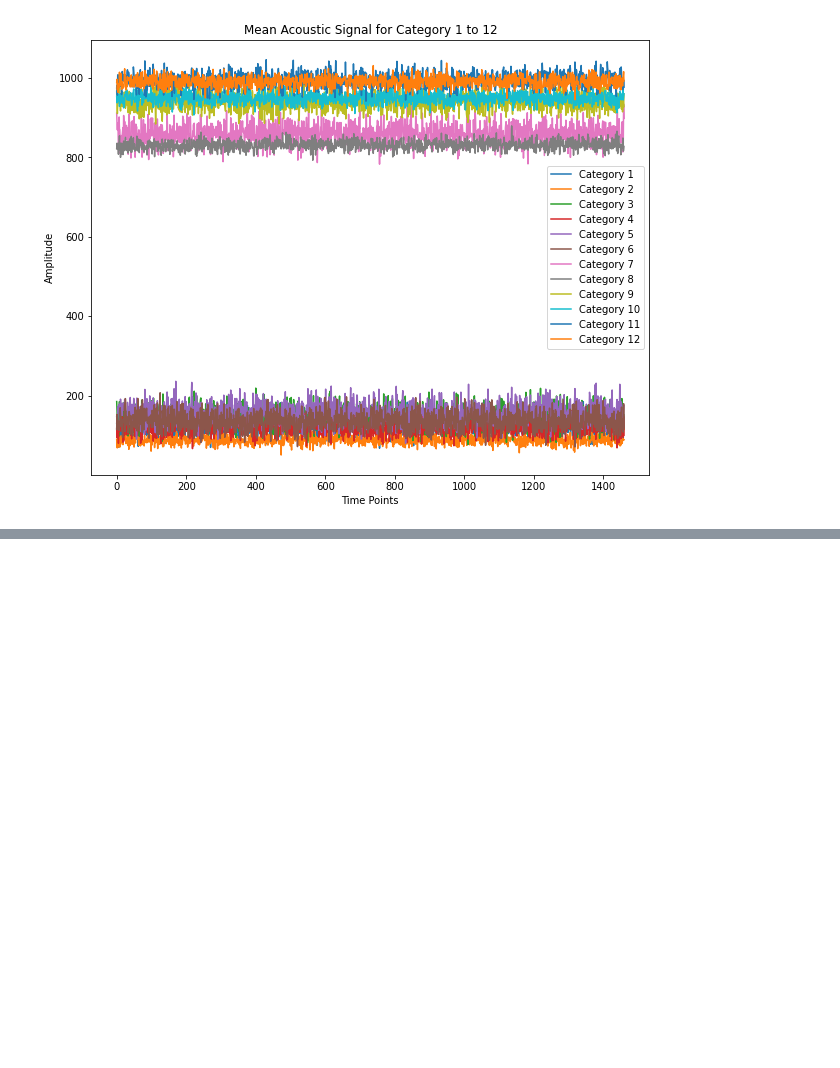
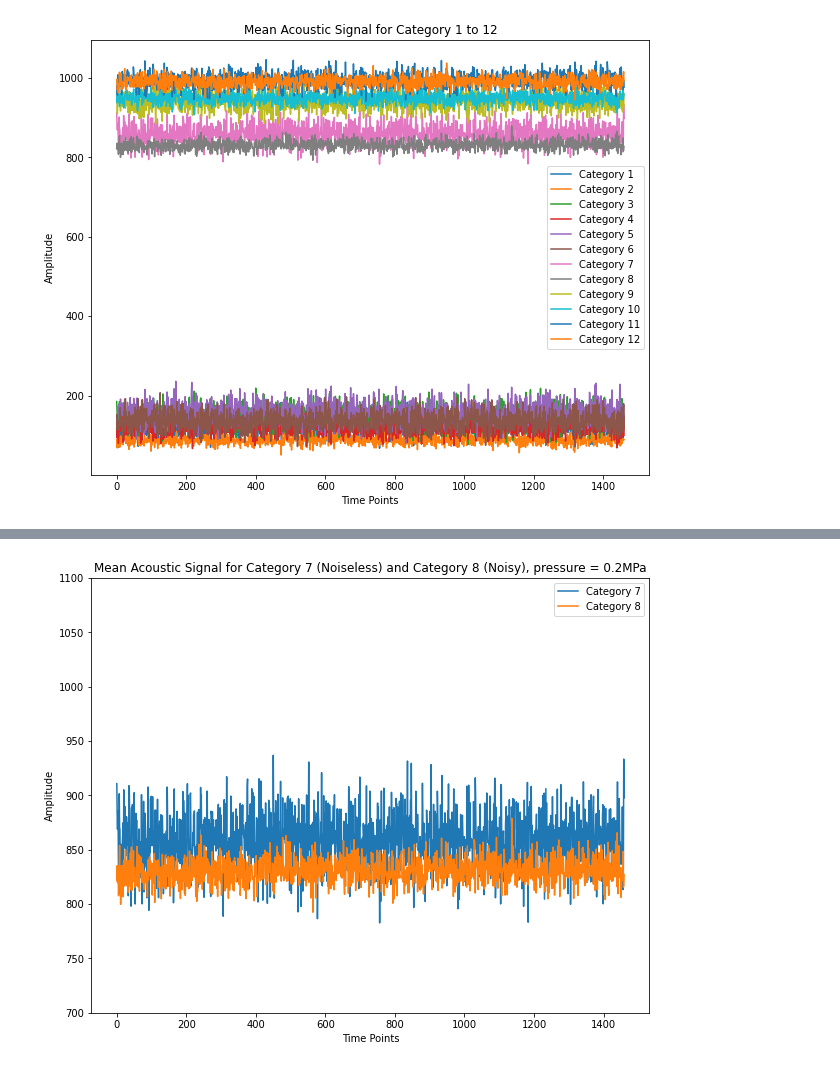
Before and after one commit to ryan-cws/Acoustic-Signal-Leak-Detection, a Jupyter notebook: GPLA-12 Acoustic Signal Leak Detection.ipynb, the cells around one changed output, grey strips where cells are left out. Saved outputs shown, nothing was run; the diff lists cells and outputs as text; code cells hidden in the pictures; blank space fills up the shorter version.

Commit message:
add analysis on noise vs noiseless and pressure

```diff
--- a/GPLA-12 Acoustic Signal Leak Detection.ipynb
+++ b/GPLA-12 Acoustic Signal Leak Detection.ipynb
@@ -221,0 +231,16 @@ plt.show()
+# %%
+# Cat 1 and 2
+# plot mean acoustic signal
+plt.figure(figsize = (10,8))
+
+for cat in range(7,9):
+    plt.plot(df_transposed.index,df_transposed[cat],label=f"Category {cat}")
+plt.xlabel('Time Points')
+plt.ylabel('Amplitude')
+plt.legend()
+plt.title(f'Mean Acoustic Signal for Category 7 (Noiseless) and Category 8 (Noisy), pressure = 0.2MPa')
+plt.ylim(700,1100)
+
+plt.show()
+# %% [output]
+[figure, added]
```
Also changed, not shown: parts of 15 cells of this notebook.
